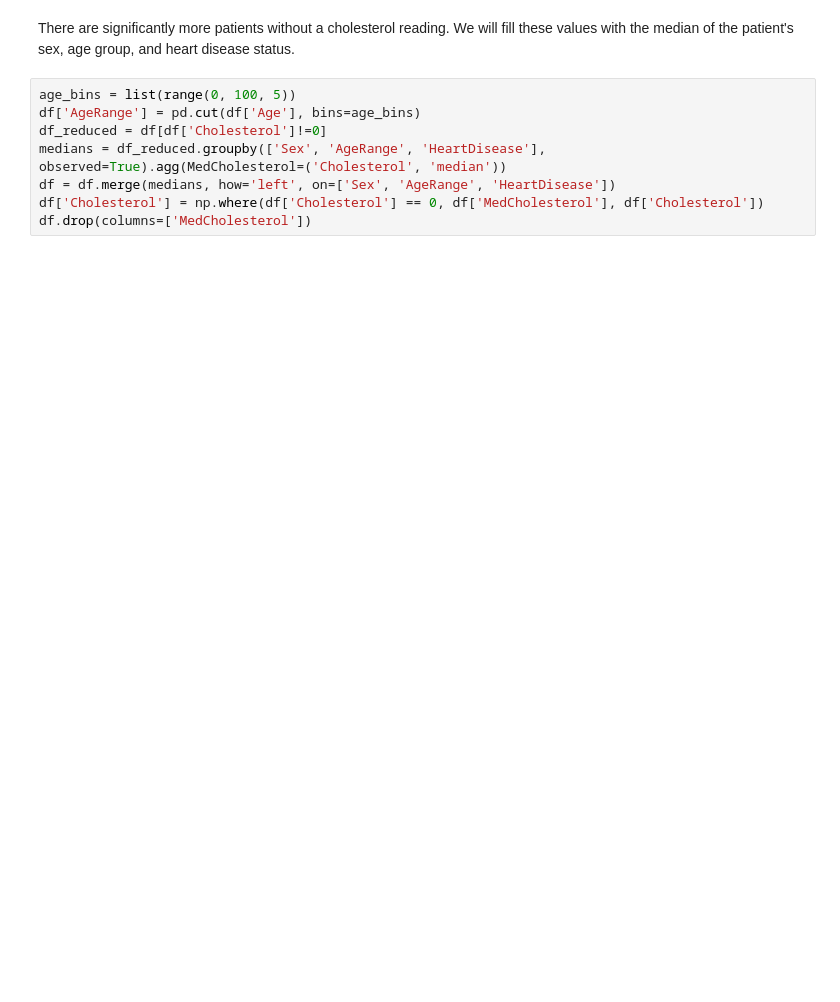
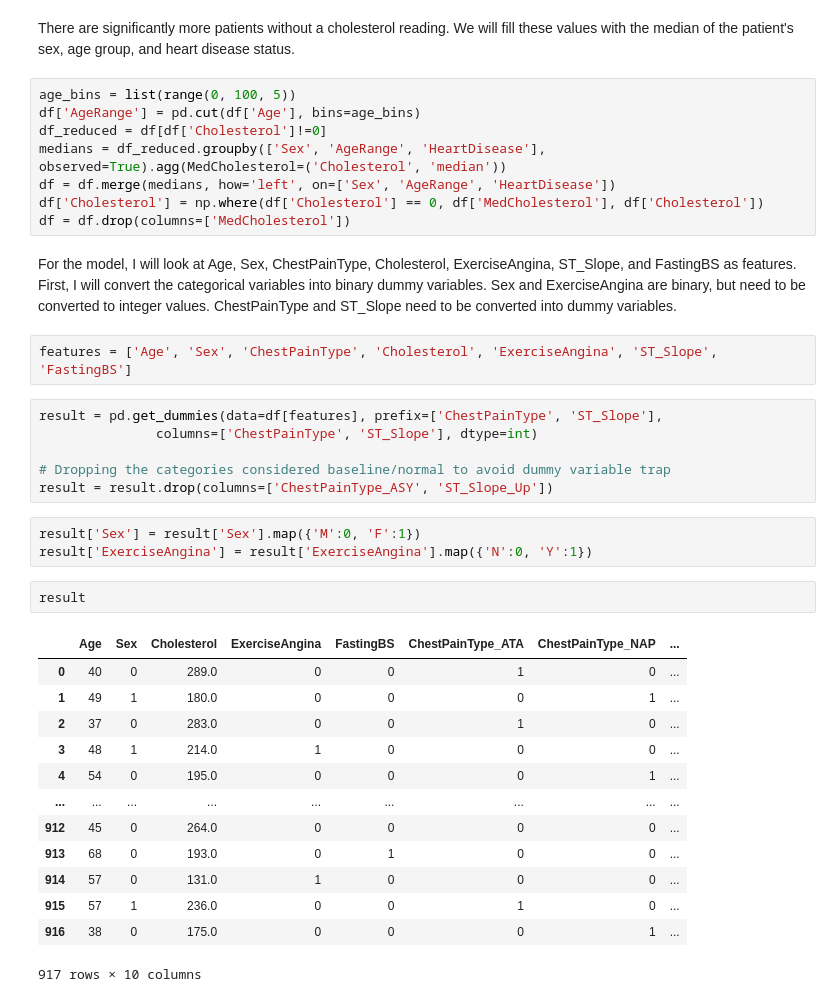
Before and after one commit to madisonli19/cvd-forecasting, a Jupyter notebook: exploration.ipynb, the cells around one changed output. Saved outputs shown, nothing was run; the diff lists cells and outputs as text; blank space fills up the shorter version.

Commit message:
Beginning feature selection and categorical variable encoding

```diff
--- a/exploration.ipynb
+++ b/exploration.ipynb
@@ -160,4 +200,34 @@ df_reduced = df[df['Cholesterol']!=0]
 medians = df_reduced.groupby(['Sex', 'AgeRange', 'HeartDisease'], observed=True).agg(MedCholesterol=('Cholesterol', 'median'))
 df = df.merge(medians, how='left', on=['Sex', 'AgeRange', 'HeartDisease'])
 df['Cholesterol'] = np.where(df['Cholesterol'] == 0, df['MedCholesterol'], df['Cholesterol'])
-df.drop(columns=['MedCholesterol'])
+df = df.drop(columns=['MedCholesterol'])
+# %% [markdown]
+For the model, I will look at Age, Sex, ChestPainType, Cholesterol, ExerciseAngina, ST_Slope, and FastingBS as features.
+First, I will convert the categorical variables into binary dummy variables. Sex and ExerciseAngina are binary, but need to be converted to integer values.  ChestPainType and ST_Slope need to be converted into dummy variables.
+# %%
+features = ['Age', 'Sex', 'ChestPainType', 'Cholesterol', 'ExerciseAngina', 'ST_Slope', 'FastingBS']
+# %%
+result = pd.get_dummies(data=df[features], prefix=['ChestPainType', 'ST_Slope'],
+               columns=['ChestPainType', 'ST_Slope'], dtype=int)
+
+# Dropping the categories considered baseline/normal to avoid dummy variable trap
+result = result.drop(columns=['ChestPainType_ASY', 'ST_Slope_Up'])
+# %%
+result['Sex'] = result['Sex'].map({'M':0, 'F':1})
+result['ExerciseAngina'] = result['ExerciseAngina'].map({'N':0, 'Y':1})
+# %%
+result
+# %% [output]
+|  | Age | Sex | Cholesterol | ExerciseAngina | FastingBS | ChestPainType_ATA | ChestPainType_NAP | ... |
+| 0 | 40 | 0 | 289.0 | 0 | 0 | 1 | 0 | ... |
+| 1 | 49 | 1 | 180.0 | 0 | 0 | 0 | 1 | ... |
+| 2 | 37 | 0 | 283.0 | 0 | 0 | 1 | 0 | ... |
+| 3 | 48 | 1 | 214.0 | 1 | 0 | 0 | 0 | ... |
+| 4 | 54 | 0 | 195.0 | 0 | 0 | 0 | 1 | ... |
+| ... | ... | ... | ... | ... | ... | ... | ... | ... |
+| 912 | 45 | 0 | 264.0 | 0 | 0 | 0 | 0 | ... |
+| 913 | 68 | 0 | 193.0 | 0 | 1 | 0 | 0 | ... |
+| 914 | 57 | 0 | 131.0 | 1 | 0 | 0 | 0 | ... |
+| 915 | 57 | 1 | 236.0 | 0 | 0 | 1 | 0 | ... |
+| 916 | 38 | 0 | 175.0 | 0 | 0 | 0 | 1 | ... |
+917 rows × 10 columns
```
Also changed, not shown: parts of 6 cells of this notebook.
